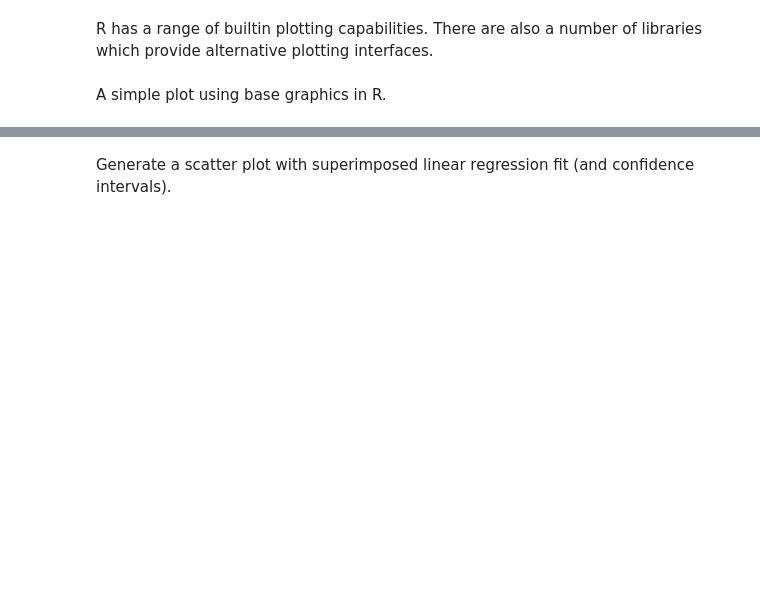
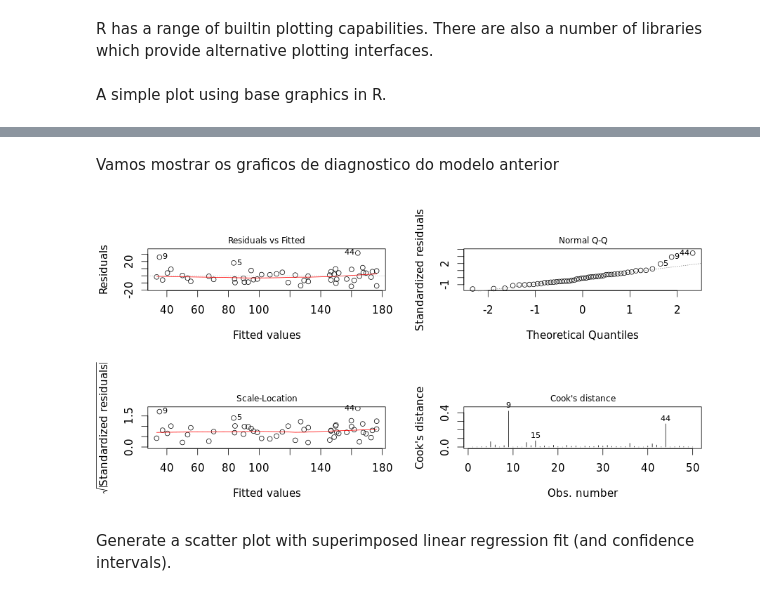
Before and after one commit to brunolucian/sliders, a Jupyter notebook: demo-r-from-python.ipynb, the cells around one changed output, grey strips where cells are left out. Drawn from its saved outputs; the diff is of its cells as text; code cells hidden in the pictures; blank space fills up the shorter version.

```diff
--- a/demo-r-from-python.ipynb
+++ b/demo-r-from-python.ipynb
@@ -195,11 +198,13 @@ Generate some diagnostic plots for the linear regression model.
+# %% [markdown]
+Vamos mostrar os graficos de diagnostico do modelo anterior
 # %%
 %%R -w 900 -h 450
 
-par(mfrow = c(1, 2), cex = 1.25)
-#
-# Object oriented behaviour in R: plot() is a generic function.
-#
-plot(fit, which = 1:2)
+par(mfrow = c(2, 2), cex = 1.25)
+
+plot(fit, which = 1:4)
+# %% [output]
+[figure, added]
 # %% [markdown]
 Generate a scatter plot with superimposed linear regression fit (and confidence intervals).
 # %%
```
Also changed, not shown: parts of 105 cells of this notebook.
